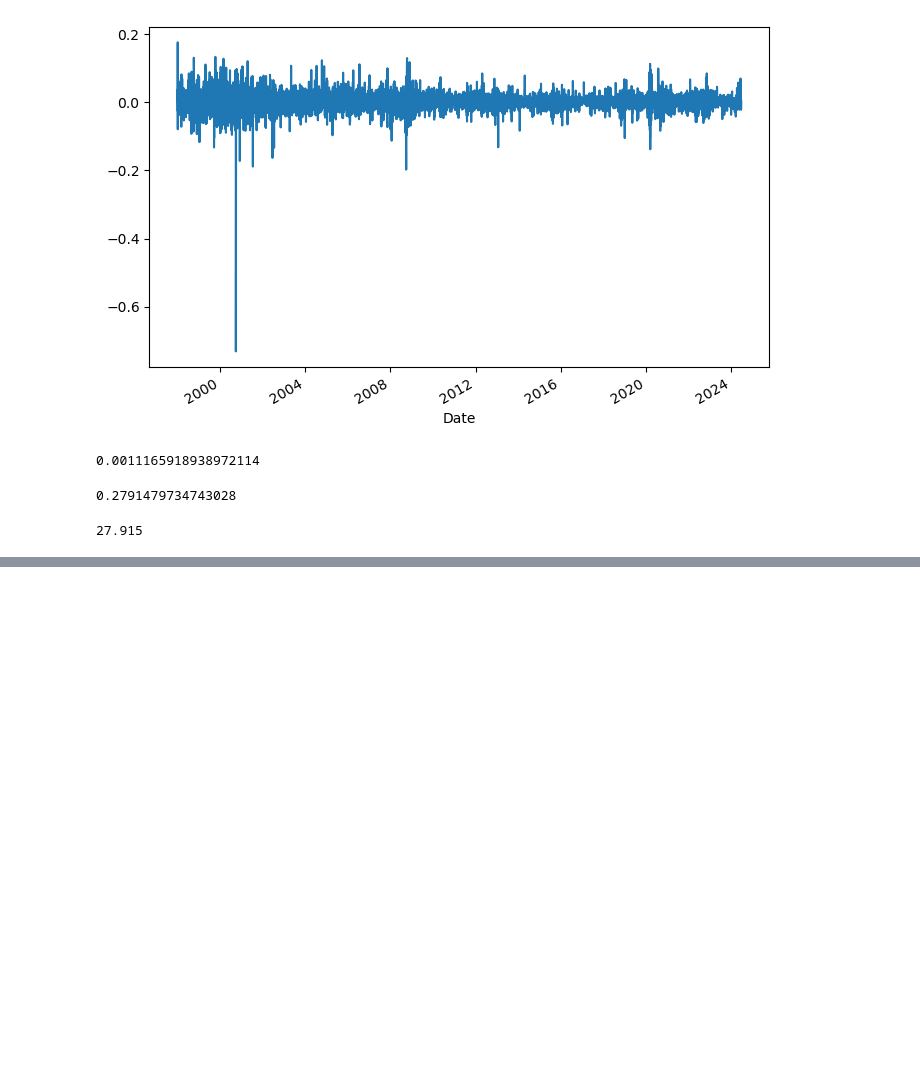
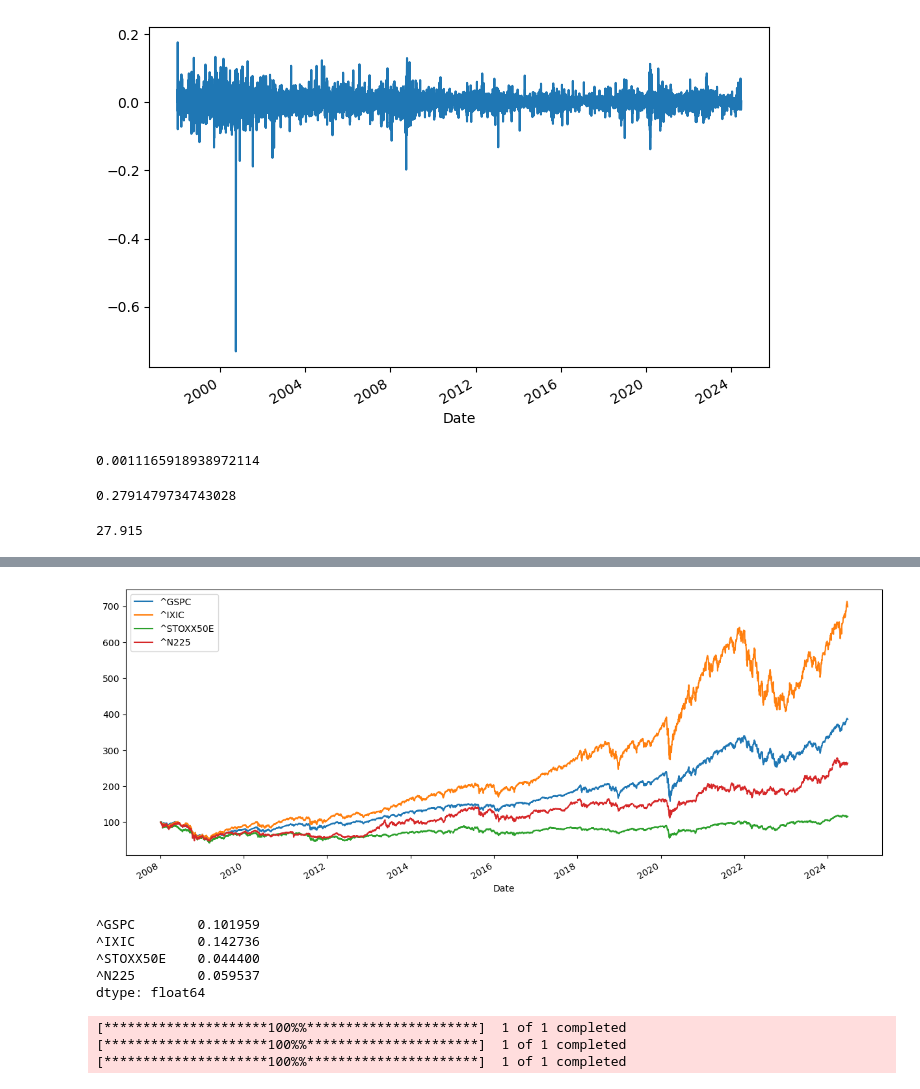
Before and after one commit to Felipebarcon/Portfolio-s-Financials-Analysis-, a Jupyter notebook: Simple_Returns.ipynb, the cells around one changed output, grey strips where cells are left out. Drawn from its saved outputs; the diff is of its cells as text; code cells hidden in the pictures; blank space fills up the shorter version.

```diff
--- a/Simple_Returns.ipynb
+++ b/Simple_Returns.ipynb
@@ -166,0 +267,5 @@ log_return_apple_yearly_rounded
+# %%
+tickers = ['^GSPC', '^IXIC', '^STOXX50E', '^N225']
+ind_data = pd.DataFrame()
+for t in tickers:
+    ind_data[t] = wb.get_data_yahoo(t, start='2008-1-4')['Adj Close']
@@ -166,0 +297,5 @@ log_return_apple_yearly_rounded
+# %%
+(ind_data / ind_data.iloc[0] * 100).plot(figsize=(15, 6))
+plt.show()
+# %% [output]
+[figure, added]
@@ -166,0 +304,18 @@ log_return_apple_yearly_rounded
+# %%
+annual_returns = ind_returns.mean() * 250
+annual_returns
+# %% [output]
+^GSPC        0.101959
+^IXIC        0.142736
+^STOXX50E    0.044400
+^N225        0.059537
+dtype: float64
+# %%
+tickers_2 = ['MSFT', '^GSPC', '^DJI']
+data_2 = pd.DataFrame()
+for t in tickers_2:
+    data_2[t] = wb.get_data_yahoo(t, start='2008-1-1')['Adj Close']
+# %% [output]
+[*********************100%%**********************]  1 of 1 completed
+[*********************100%%**********************]  1 of 1 completed
+[*********************100%%**********************]  1 of 1 completed
```
Also changed, not shown: parts of 25 cells of this notebook.
